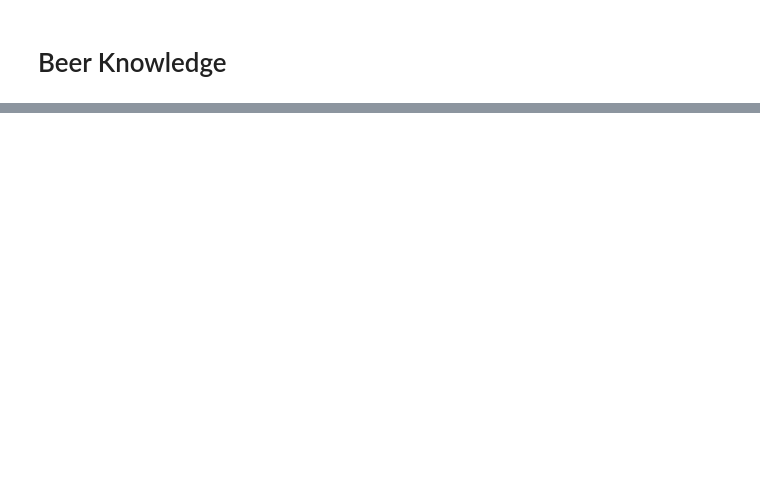
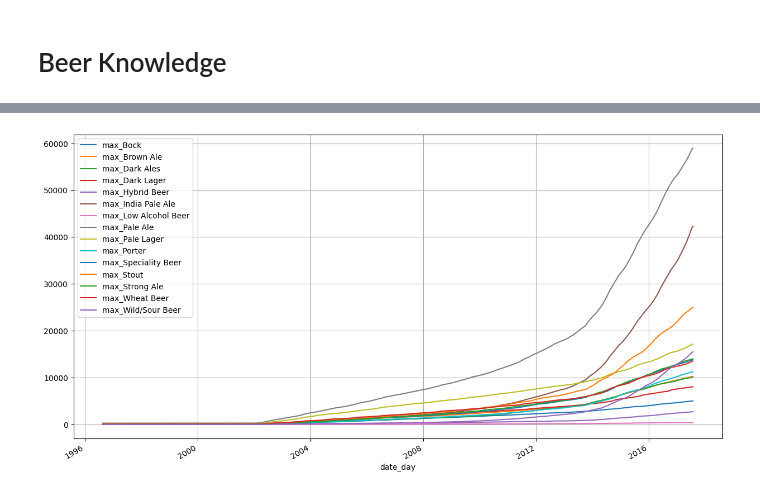
Before and after one commit to epfl-ada/ada-2024-project-pdfromscratch, a Jupyter notebook: src/workspaces/martin.ipynb, the cells around one changed output, grey strips where cells are left out. Cells and saved outputs as stored; diff of their text form; code cells hidden in the pictures; blank space fills up the shorter version.

Commit message:
ml/Ajout du calcul du beer knowledge

```diff
--- a/src/workspaces/martin.ipynb
+++ b/src/workspaces/martin.ipynb
@@ -85,0 +238,28 @@ K_u = K_{G,u} \cdot gini_u + K_{L,u} \cdot (1 - gini_u)
+# %%
+df_ratings = pd.read_csv("../data/beer_advocate/ratings.csv")
+df_beers = pd.read_csv("../data/beer_advocate/beers.csv")
+df_users_past_beer_style = pd.read_csv("../data/beer_advocate/user_beer_style_past_ratings.csv")
+# %%
+df_ratings['date_day']  = pd.to_datetime(df_ratings['date'], unit="s").dt.round('D')
+df_beer_first_app = df_ratings[["beer_id","date_day","beer_global_style"]].groupby(["beer_global_style","beer_id"]).min().reset_index()
+
+df_new_beer_per_day = df_beer_first_app[["beer_id","date_day"]].groupby("date_day").count().reset_index().sort_values(by="date_day")
+
+df_beer_first_app = pd.concat([df_beer_first_app,pd.get_dummies(df_beer_first_app["beer_global_style"], prefix="max").astype(int)],axis=1).drop(["beer_global_style","beer_id"],axis=1)
+df_new_beer_per_day_style = df_beer_first_app.groupby("date_day").sum().sort_values(by="date_day").reset_index()
+# %%
+df_current_beer = pd.concat([df_new_beer_per_day["date_day"],df_new_beer_per_day["beer_id"].cumsum()],axis=1)
+df_current_beer_per_style = pd.concat([df_new_beer_per_day_style['date_day'],df_new_beer_per_day_style.drop('date_day',axis=1).cumsum()],axis=1)
+# %%
+style_columns = [col for col in df_current_beer_per_style.columns if col != "date_day"]
+
+df_current_beer_per_style.loc[df_current_beer_per_style["date_day"] < "2002-01-01",style_columns] = np.nan
+df_current_beer_per_style_2002 = df_current_beer_per_style.bfill()
+
+df_current_beer_per_style.loc[df_current_beer_per_style["date_day"] < "2012-01-01",style_columns] = np.nan
+df_current_beer_per_style_2012 = df_current_beer_per_style.bfill()
+# %%
+df_current_beer_per_style_2002.plot(x="date_day",grid=True,figsize=(15,8))
+plt.show()
+# %% [output]
+[figure, added]
```
Also changed, not shown: parts of 27 cells of this notebook.
